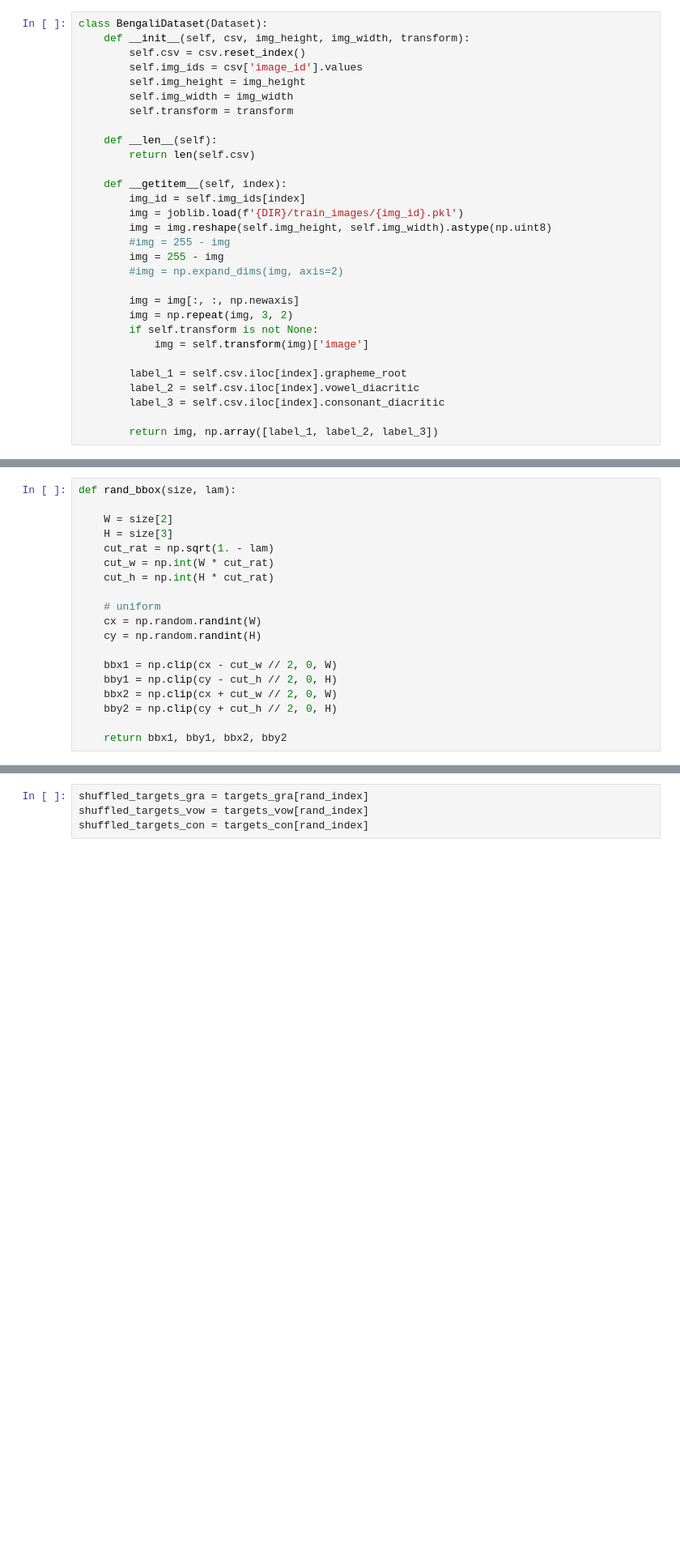
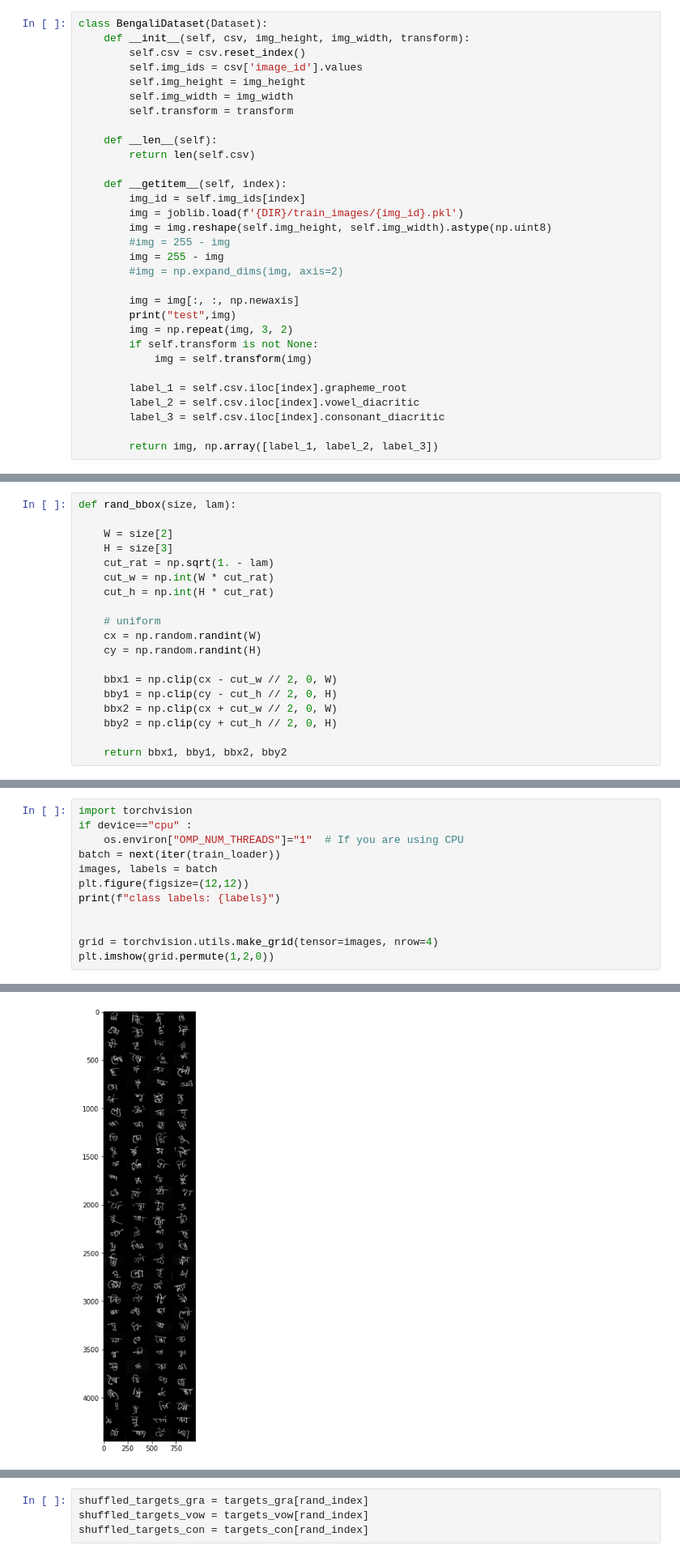
Before and after one commit to GwiHwan-Go/Reproduce_CutMix, a Jupyter notebook: Training/CutMix.ipynb, the cells around one changed output, grey strips where cells are left out. Shown: that part at 81% size. Drawn from its saved outputs; the diff is of its cells as text; blank space fills up the shorter version.

```diff
--- a/Training/CutMix.ipynb
+++ b/Training/CutMix.ipynb
@@ -75,9 +58,10 @@ class BengaliDataset(Dataset):
         #img = np.expand_dims(img, axis=2)
 
         img = img[:, :, np.newaxis]
+        print("test",img)
         img = np.repeat(img, 3, 2)
         if self.transform is not None:
-            img = self.transform(img)['image']
+            img = self.transform(img)
 
         label_1 = self.csv.iloc[index].grapheme_root
         label_2 = self.csv.iloc[index].vowel_diacritic
@@ -212,0 +226,13 @@ for inputs, targets in tqdm(train_loader):
+# %%
+import torchvision
+if device=="cpu" :
+    os.environ["OMP_NUM_THREADS"]="1"  # If you are using CPU
+batch = next(iter(train_loader))
+images, labels = batch
+plt.figure(figsize=(12,12))
+print(f"class labels: {labels}")
+
+
+grid = torchvision.utils.make_grid(tensor=images, nrow=4)
+plt.imshow(grid.permute(1,2,0))
+# %% [output]
@@ -213,2 +257,3 @@ for inputs, targets in tqdm(train_loader):
+[figure, added]
 # %%
 lam = np.random.beta(1.0, 1.0)
```
Also changed, not shown: parts of 17 cells of this notebook, 3 other files.
